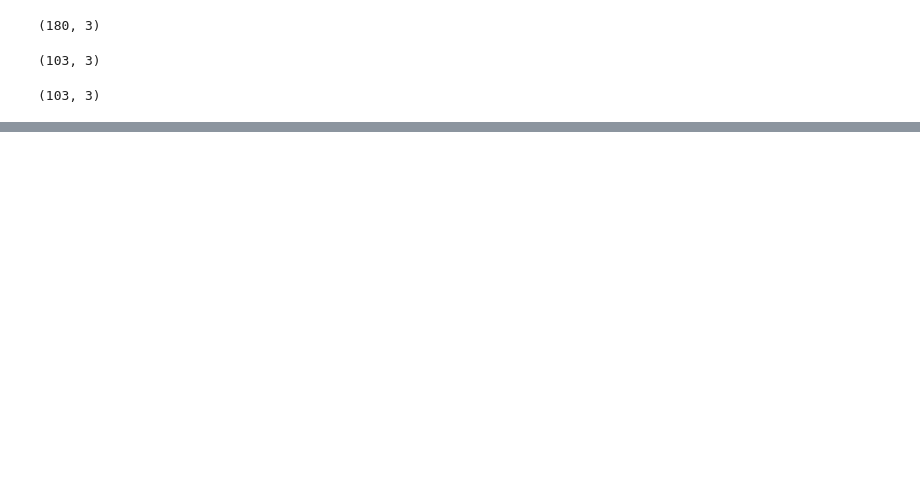
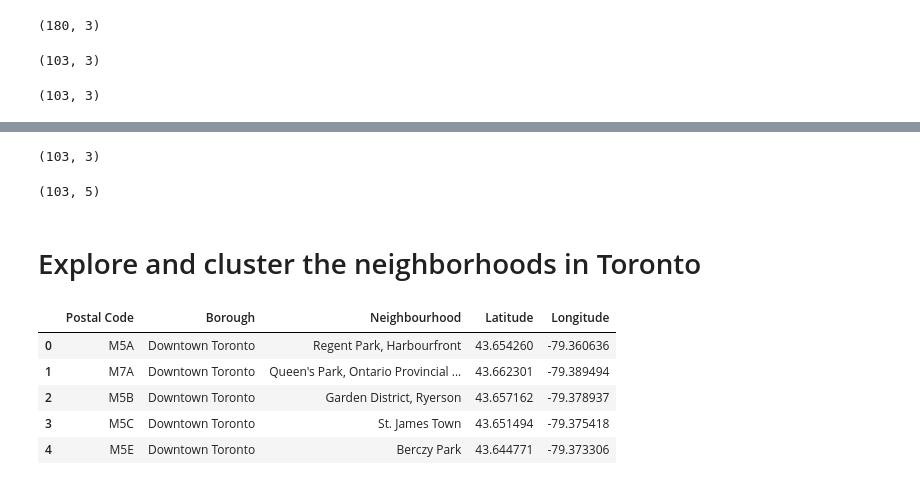
Before and after one commit to jslffy/Coursera_Capstone, a Jupyter notebook: Captone.ipynb, the cells around one changed output, grey strips where cells are left out. Saved outputs shown, nothing was run; the diff lists cells and outputs as text; code cells hidden in the pictures; blank space fills up the shorter version.

```diff
--- a/Captone.ipynb
+++ b/Captone.ipynb
@@ -31,0 +35,13 @@ df.shape
+# %%
+# Get geographical coordinates of each postal code from the csv file
+df1 = pd.read_csv('http://cocl.us/Geospatial_data/Geospatial_Coordinates.csv')
+df1.shape
+//df1
+# %% [output]
+(103, 3)
+# %%
+# Combine the two DataFrames
+df2=pd.merge(df, df1, on=["Postal Code"])
+df2.shape
+# %% [output]
+(103, 5)
@@ -31,0 +50,2 @@ df.shape
+# %% [markdown]
+# Explore and cluster the neighborhoods in Toronto
@@ -31,0 +65,11 @@ df.shape
+# %%
+# Coordinates of Downtown Toronto
+toronto_data = df2[df2['Borough'] == 'Downtown Toronto'].reset_index(drop=True)
+toronto_data.head()
+# %% [output]
+|  | Postal Code | Borough | Neighbourhood | Latitude | Longitude |
+| 0 | M5A | Downtown Toronto | Regent Park, Harbourfront | 43.654260 | -79.360636 |
+| 1 | M7A | Downtown Toronto | Queen's Park, Ontario Provincial ... | 43.662301 | -79.389494 |
+| 2 | M5B | Downtown Toronto | Garden District, Ryerson | 43.657162 | -79.378937 |
+| 3 | M5C | Downtown Toronto | St. James Town | 43.651494 | -79.375418 |
+| 4 | M5E | Downtown Toronto | Berczy Park | 43.644771 | -79.373306 |
```
Also changed, not shown: parts of 9 cells of this notebook.
